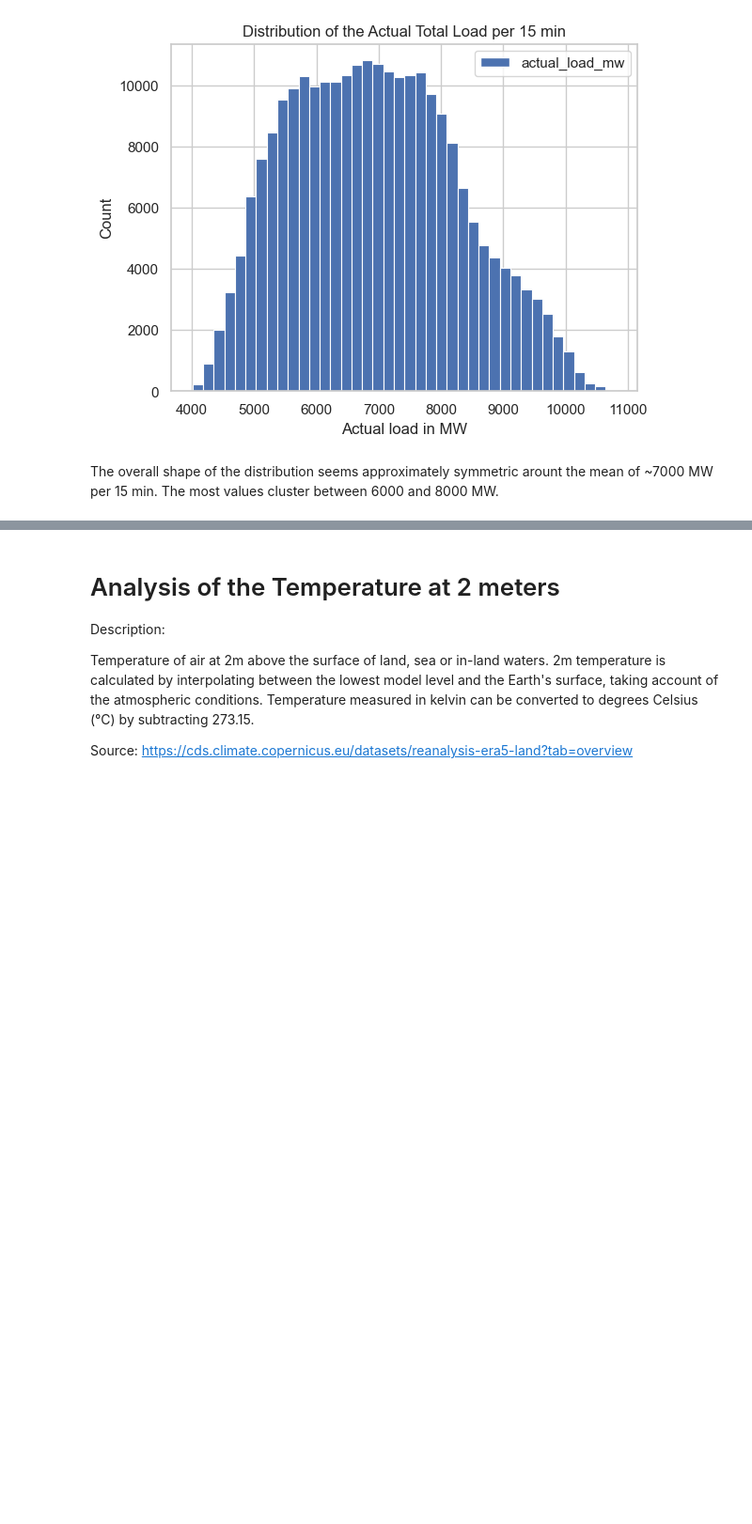
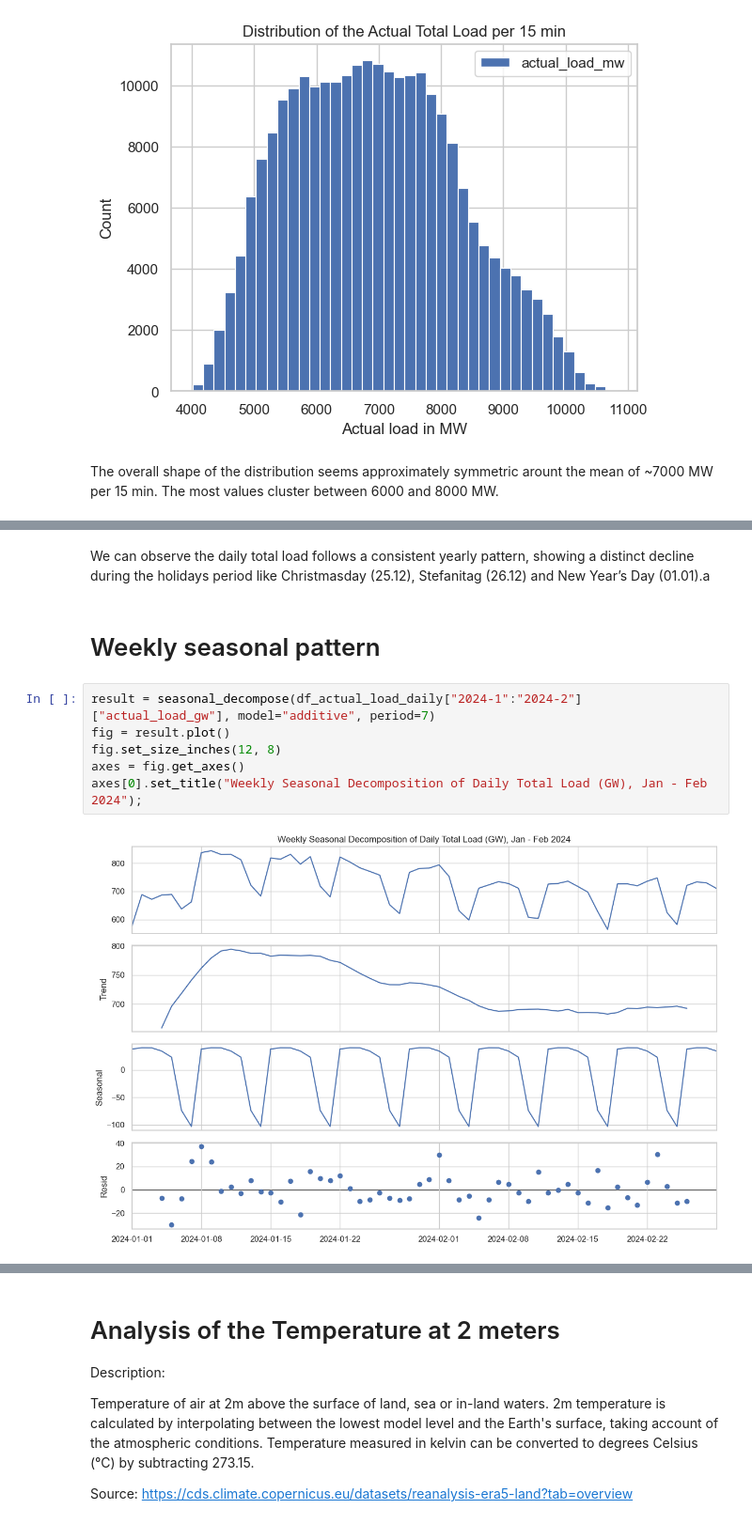
Before and after one commit to LucasHausi/probabilistic-load-forecast-project, a Jupyter notebook: notebooks/eda/load_forecast_eda.ipynb, the cells around one changed output, grey strips where cells are left out. Shown at 94% size. Drawn from its saved outputs; the diff is of its cells as text; blank space fills up the shorter version.

```diff
--- a/notebooks/eda/load_forecast_eda.ipynb
+++ b/notebooks/eda/load_forecast_eda.ipynb
@@ -141,0 +194,12 @@ ax.plot(temp_df_gw["period"], trend, color="red", lw=1, label="Trendline")
+# %% [markdown]
+We can observe the daily total load follows a consistent yearly pattern, showing a distinct decline during the holidays period like Christmasday (25.12), Stefanitag (26.12) and New Year’s Day (01.01).a
+# %% [markdown]
+# Weekly seasonal pattern
+# %%
+result = seasonal_decompose(df_actual_load_daily["2024-1":"2024-2"]["actual_load_gw"], model="additive", period=7)
+fig = result.plot()
+fig.set_size_inches(12, 8)
+axes = fig.get_axes()
+axes[0].set_title("Weekly Seasonal Decomposition of Daily Total Load (GW), Jan - Feb 2024");
+# %% [output]
+[figure, added]
```
Also changed, not shown: parts of 22 cells of this notebook.
